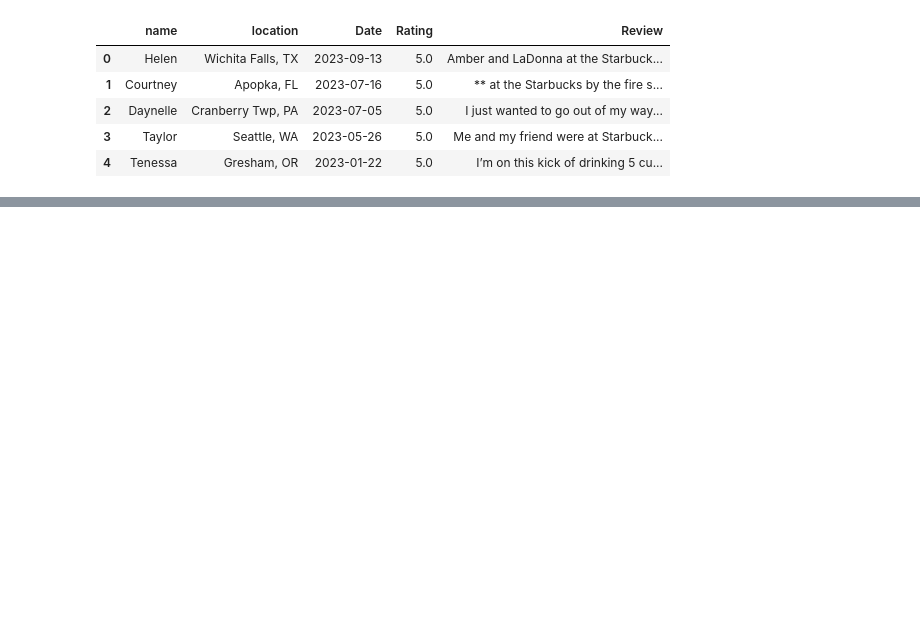
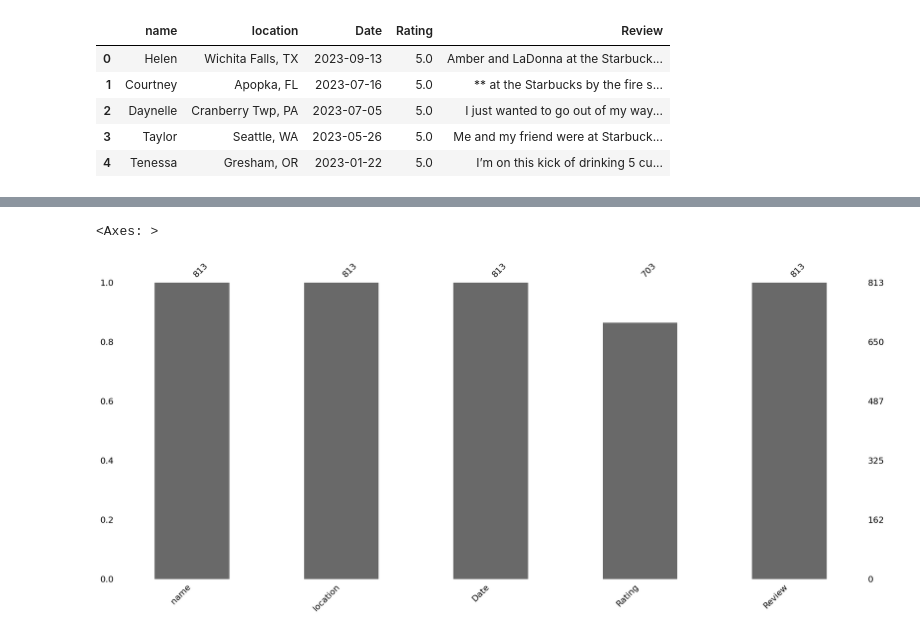
Before and after one commit to gyseong/Starbucks_NLP, a Jupyter notebook: starbuck_review.ipynb, the cells around one changed output, grey strips where cells are left out. Saved outputs shown, nothing was run; the diff lists cells and outputs as text; code cells hidden in the pictures; blank space fills up the shorter version.

```diff
--- a/starbuck_review.ipynb
+++ b/starbuck_review.ipynb
@@ -79,0 +100,9 @@ data.head()
+# %%
+import missingno as msno
+
+# 결측치 확인
+# 110개의 결측치를 확인할 수 있다.
+msno.bar(data)
+# %% [output]
+<Axes: >
+[figure, added]
```
Also changed, not shown: parts of 6 cells of this notebook.
